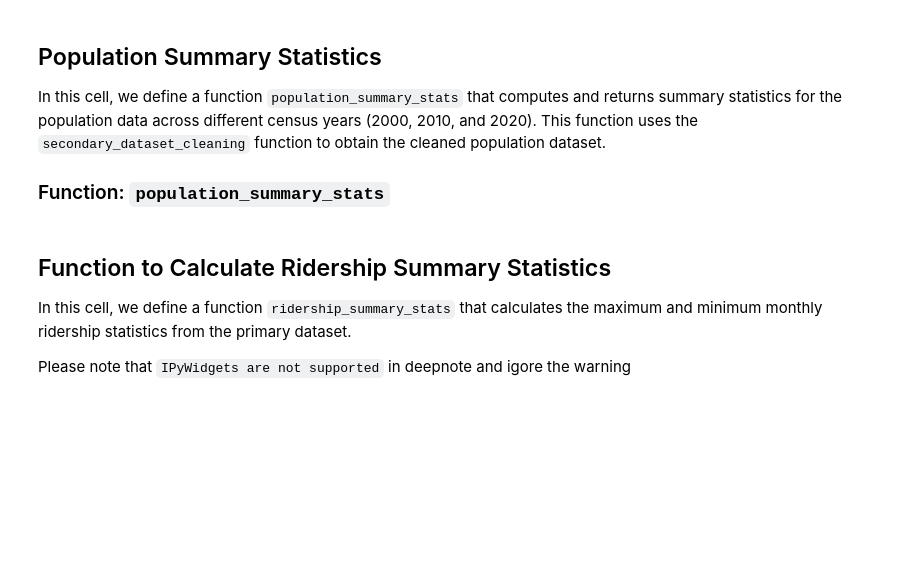
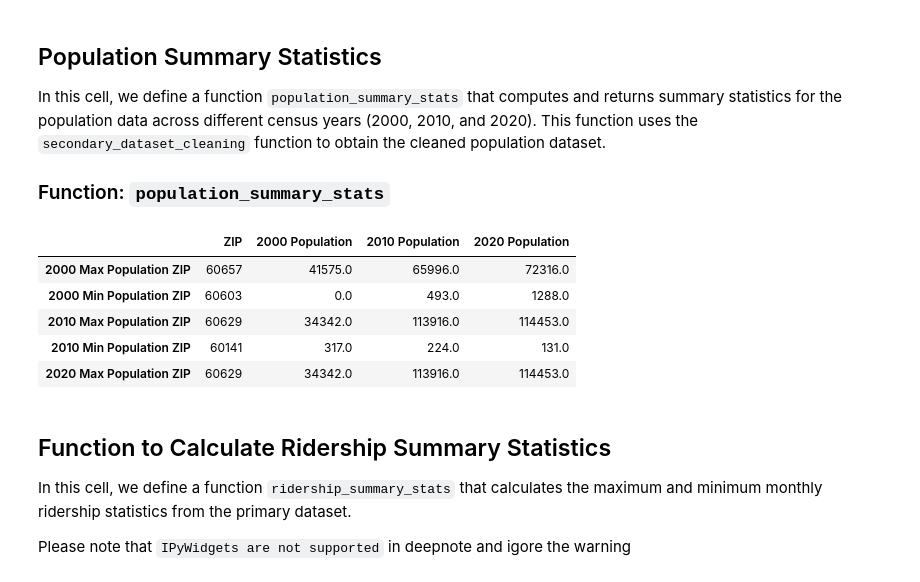
Before and after one commit to drkurup/SIADS-593-Milestone1, a Jupyter notebook: src/deepnote/Analysis.ipynb, the cells around one changed output. Saved outputs shown, nothing was run; the diff lists cells and outputs as text; code cells hidden in the pictures; blank space fills up the shorter version.

```diff
--- a/src/deepnote/Analysis.ipynb
+++ b/src/deepnote/Analysis.ipynb
@@ -65,6 +63,16 @@ def population_summary_stats():
     '2010 Min Population ZIP', '2020 Max Population ZIP', '2020 Min Population ZIP']
 
     return summary_df
+# %%
+df = population_summary_stats()
+df.head()
+# %% [output]
+|  | ZIP | 2000 Population | 2010 Population | 2020 Population |
+| 2000 Max Population ZIP | 60657 | 41575.0 | 65996.0 | 72316.0 |
+| 2000 Min Population ZIP | 60603 | 0.0 | 493.0 | 1288.0 |
+| 2010 Max Population ZIP | 60629 | 34342.0 | 113916.0 | 114453.0 |
+| 2010 Min Population ZIP | 60141 | 317.0 | 224.0 | 131.0 |
+| 2020 Max Population ZIP | 60629 | 34342.0 | 113916.0 | 114453.0 |
 # %% [markdown]
 ## Function to Calculate Ridership Summary Statistics
 
```
Also changed, not shown: parts of 5 cells of this notebook.
